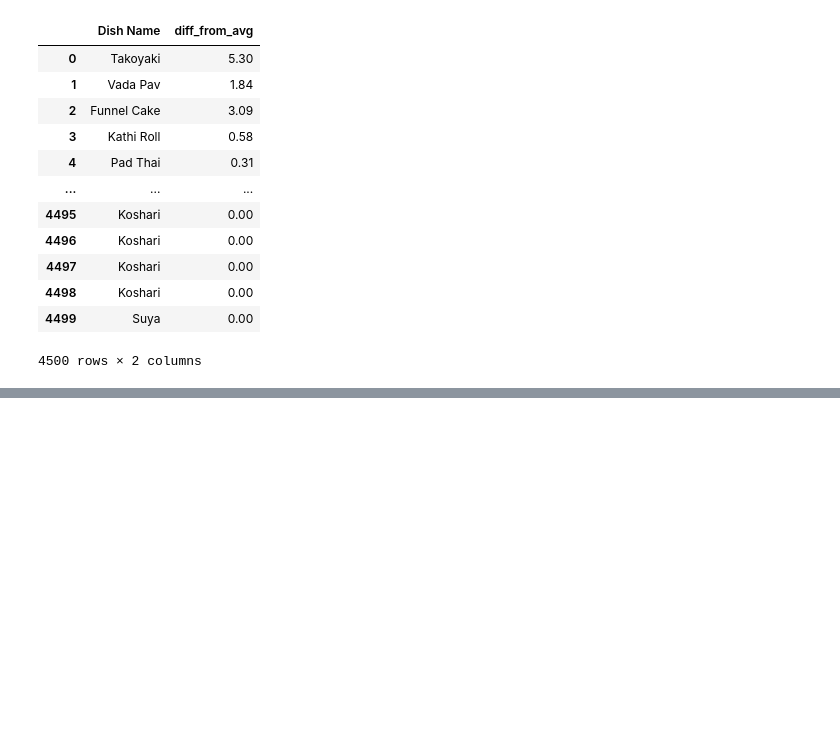
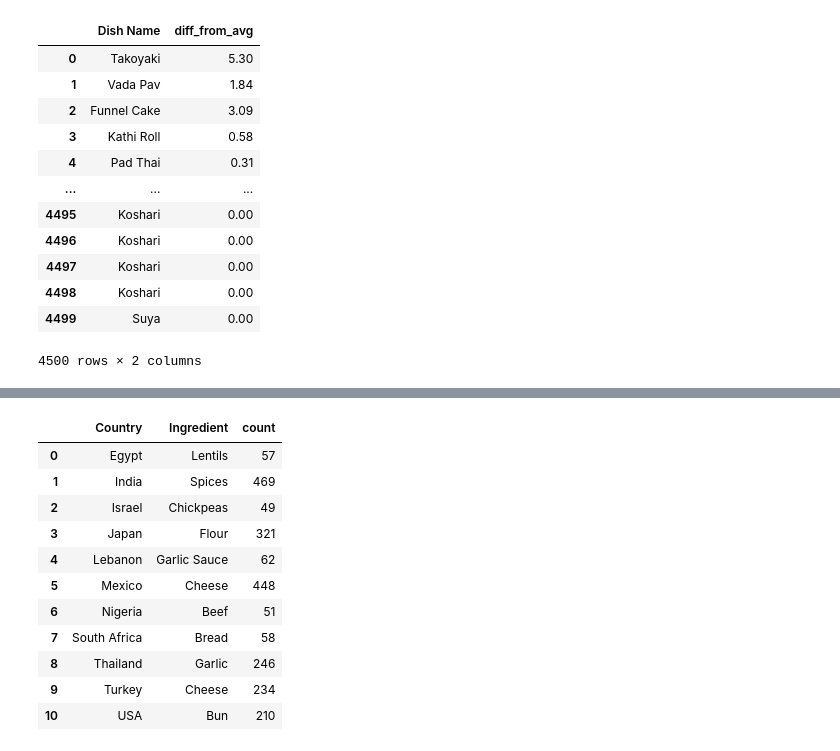
Before and after one commit to ushasrisetti24/Python-Practice, a Jupyter notebook: Street Food Analysis/Street food dataset.ipynb, the cells around one changed output, grey strips where cells are left out. Saved outputs shown, nothing was run; the diff lists cells and outputs as text; code cells hidden in the pictures; blank space fills up the shorter version.

```diff
--- a/Street Food Analysis/Street food dataset.ipynb
+++ b/Street Food Analysis/Street food dataset.ipynb
@@ -363,0 +453,39 @@ display(new_df[["Dish Name", "diff_from_avg"]])
+# %%
+ingredients_df = (
+    df[["Country", "Ingredients"]]
+    .dropna()
+    .assign(Ingredient=lambda x: x["Ingredients"].str.split(","))
+    .explode("Ingredient")
+)
+
+ingredients_df["Ingredient"] = ingredients_df["Ingredient"].str.strip()
+
+ingredient_counts = (
+    ingredients_df
+    .groupby(["Country", "Ingredient"])
+    .size()
+    .reset_index(name="count")
+)
+
+most_common_df = (
+    ingredient_counts.loc[
+        ingredient_counts.groupby("Country")["count"].idxmax()
+    ]
+    .sort_values("Country")
+    .reset_index(drop=True)
+)
+
+display(most_common_df)
+# %% [output]
+|  | Country | Ingredient | count |
+| 0 | Egypt | Lentils | 57 |
+| 1 | India | Spices | 469 |
+| 2 | Israel | Chickpeas | 49 |
+| 3 | Japan | Flour | 321 |
+| 4 | Lebanon | Garlic Sauce | 62 |
+| 5 | Mexico | Cheese | 448 |
+| 6 | Nigeria | Beef | 51 |
+| 7 | South Africa | Bread | 58 |
+| 8 | Thailand | Garlic | 246 |
+| 9 | Turkey | Cheese | 234 |
+| 10 | USA | Bun | 210 |
```
Also changed, not shown: parts of 7 cells of this notebook.
